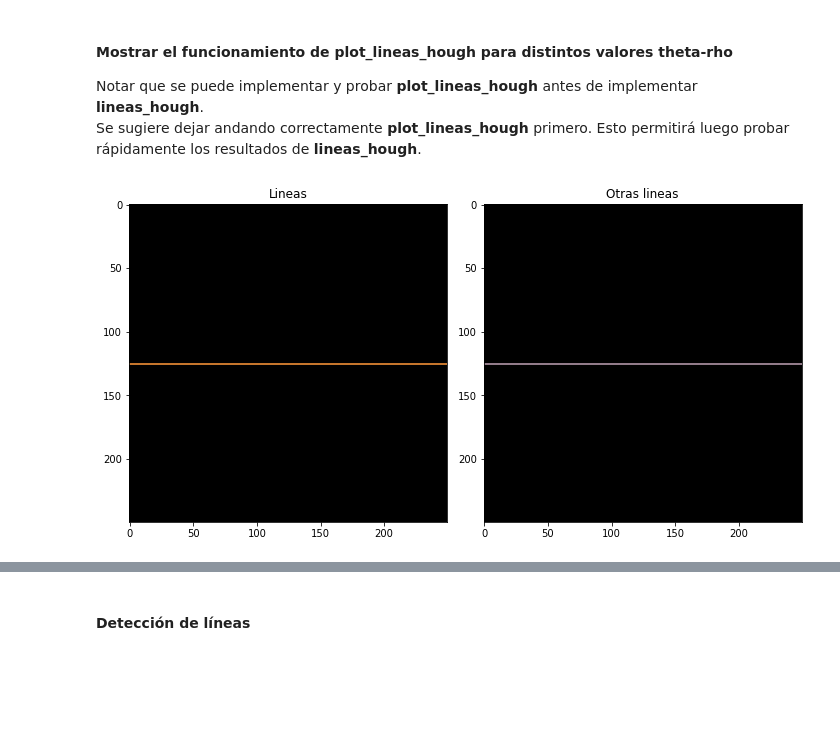
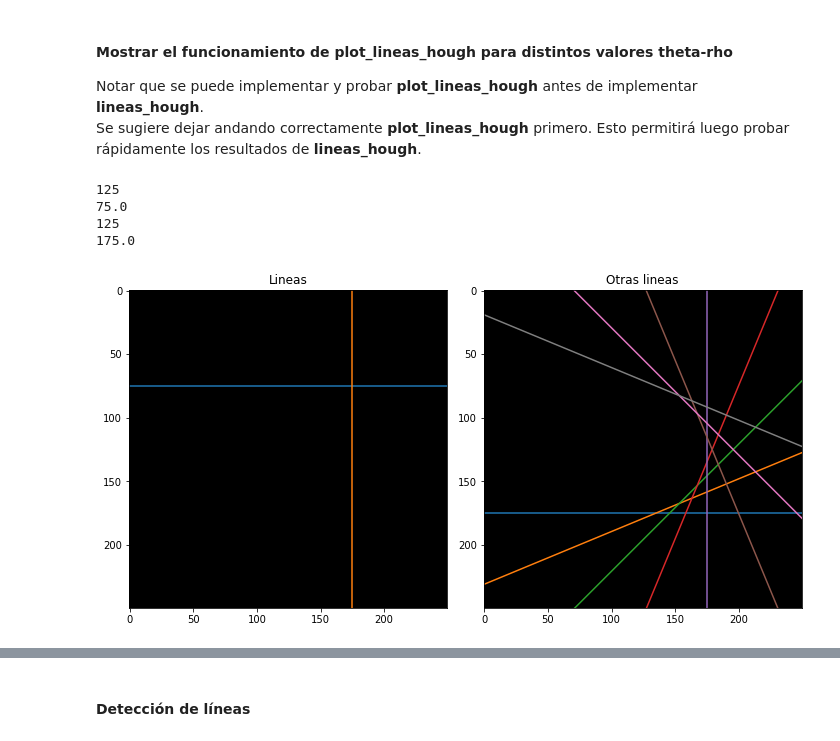
Before and after one commit to victoriatournier/timag, a Jupyter notebook: timag_2023_entregable_2/timag-2023-entregable2.ipynb, the cells around one changed output, grey strips where cells are left out. Drawn from its saved outputs; the diff is of its cells as text; code cells hidden in the pictures; blank space fills up the shorter version.

Commit message:
lineas hough va quedando mejor..

```diff
--- a/timag_2023_entregable_2/timag-2023-entregable2.ipynb
+++ b/timag_2023_entregable_2/timag-2023-entregable2.ipynb
@@ -432,36 +432,3 @@ def plot_lineas_hough(fig,img, L):
-# %%
-def plot_lineas_hough(fig,img, L):
-      """ Grafica sobre la figura especificada las líneas definidas en L
-
-
-      Args:
-          fig (_type_): Numero de la figura de matplotlib donde se plotean las líneas
-          img (_type_): imagen sobre la cual plotear
-          L (_type_): [[rho, theta, votos], [theta, rho, votos], .....]
-          Lista de rectas detectadas con la función lineas_hough
-      """
-      x0=img.shape[1]//2
-      y0=img.shape[0]//2
-      for linea in L:
-        theta=linea[1]
-        rho=linea[0]
-        a = np.cos(theta)
-        b = np.sin(theta)
-        xr = (a * rho) + x0
-        yr = (b * rho) + y0
-        if np.tan(theta) == 0:
-          x_ini = 0
-          x_fin = np.shape(img)[1]
-          y_ini = y_fin = yr
-
-        else:
-          x_ini = xr - (1/np.tan(theta))*(-xr)
-          x_fin = xr - (1/np.tan(theta))*(np.shape(img)[1]-xr)
-          y_ini = 0
-          y_fin = np.shape(img)[0]
-        fig.plot([x_ini,x_fin], [y_ini, y_fin])
-
-        fig.imshow(img, cmap='gray')
 # %% [markdown]
 #### Mostrar el funcionamiento de plot_lineas_hough para distintos valores theta-rho
 Notar que se puede implementar y probar **plot_lineas_hough** antes de implementar **lineas_hough**.
@@ -469,24 +436,28 @@ Se sugiere dejar andando correctamente **plot_lineas_hough** primero. Esto permi
 # %%
 # Imagen vacía a plottear
 zeros = np.zeros((250,250))
 
 # líneas horizontal y vertical que pasan por la mitad de la imagen
-lineas = [[0,0],[0,np.pi/2]]
+lineas = [[-50,0],[50,np.pi/2]]
 # lineas separadas por un ángulo de pi/8 radianes
-lineas2 = [[0,0],[0,np.pi/8],[0,np.pi/4],[0,3*np.pi/8],[0,np.pi/2],[0,5*np.pi/8],[0,3*np.pi/4],[0,7*np.pi/8]]
+lineas2 = [[50,0],[50,np.pi/8],[50,np.pi/4],[50,3*np.pi/8],[50,np.pi/2],[50,5*np.pi/8],[50,3*np.pi/4],[50,7*np.pi/8]]
 
 # Inicializar figura
 fig, ax = plt.subplots(1,2,figsize=(10,10))
 # Plot lineas
 plot_lineas_hough(ax[0],zeros, lineas)
 ax[0].set_title("Lineas")
 # Plot lineas2
 plot_lineas_hough(ax[1],zeros, lineas2)
 ax[1].set_title("Otras lineas")
 fig.tight_layout()
 plt.show()
 # %% [output]
+125
+75.0
+125
+175.0
-[figure, old version]
+[figure, new version]
 # %% [markdown]
 Las imágenes de salida deberían ser del estilo:
 
```
Also changed, not shown: parts of 7 cells of this notebook.
